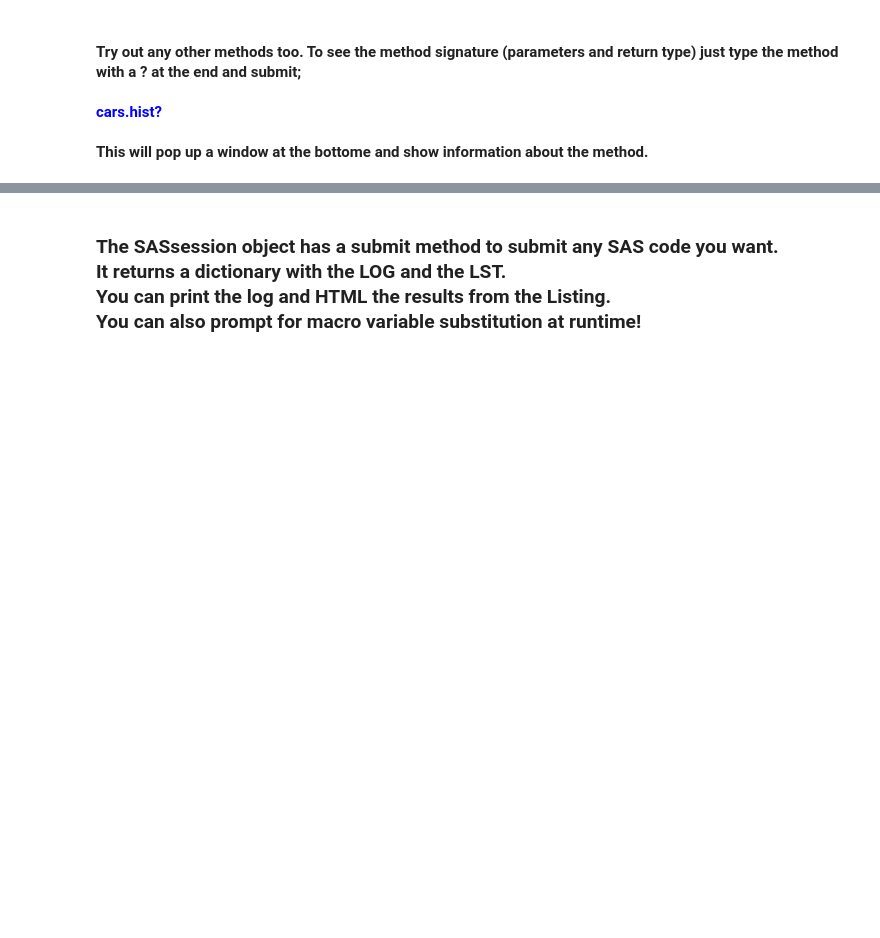
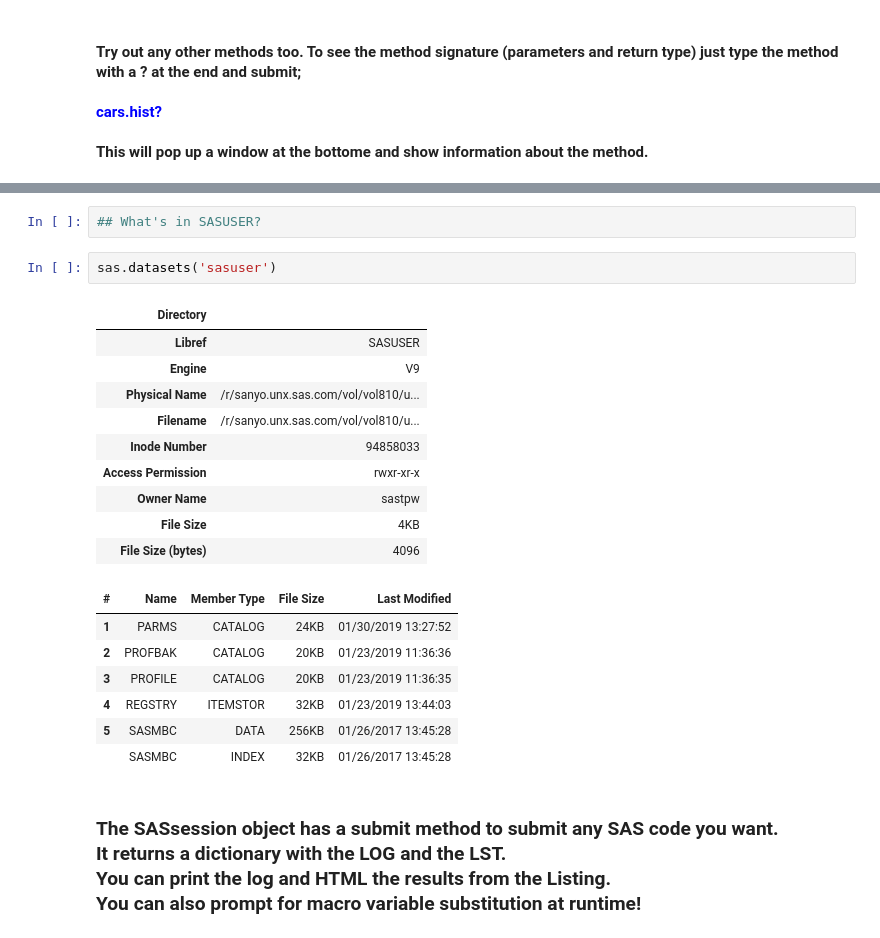
Before and after one commit to sassoftware/saspy-examples, a Jupyter notebook: SAS_contrib/saspy_example_github.ipynb, the cells around one changed output, grey strips where cells are left out. Cells and saved outputs as stored; diff of their text form; blank space fills up the shorter version.

```diff
--- a/SAS_contrib/saspy_example_github.ipynb
+++ b/SAS_contrib/saspy_example_github.ipynb
@@ -56,3 +106,25 @@ cars.hist?
+# %%
+## What's in SASUSER?
+# %%
+sas.datasets('sasuser')
+# %% [output]
+| Directory |  |
+| Libref | SASUSER |
+| Engine | V9 |
+| Physical Name | /r/sanyo.unx.sas.com/vol/vol810/u... |
+| Filename | /r/sanyo.unx.sas.com/vol/vol810/u... |
+| Inode Number | 94858033 |
+| Access Permission | rwxr-xr-x |
+| Owner Name | sastpw |
+| File Size | 4KB |
+| File Size (bytes) | 4096 |
+| # | Name | Member Type | File Size | Last Modified |
+| 1 | PARMS | CATALOG | 24KB | 01/30/2019 13:27:52 |
+| 2 | PROFBAK | CATALOG | 20KB | 01/23/2019 11:36:36 |
+| 3 | PROFILE | CATALOG | 20KB | 01/23/2019 11:36:35 |
+| 4 | REGSTRY | ITEMSTOR | 32KB | 01/23/2019 13:44:03 |
+| 5 | SASMBC | DATA | 256KB | 01/26/2017 13:45:28 |
+|  | SASMBC | INDEX | 32KB | 01/26/2017 13:45:28 |
 # %% [markdown]
 ### The SASsession object has a **submit** method to submit any SAS code you want.<br>It returns a dictionary with the LOG and the LST.<br>You can print the log and HTML the results from the Listing. <br> You can also prompt for macro variable substitution at runtime!
 # %%
```
Also changed, not shown: parts of 34 cells of this notebook.
